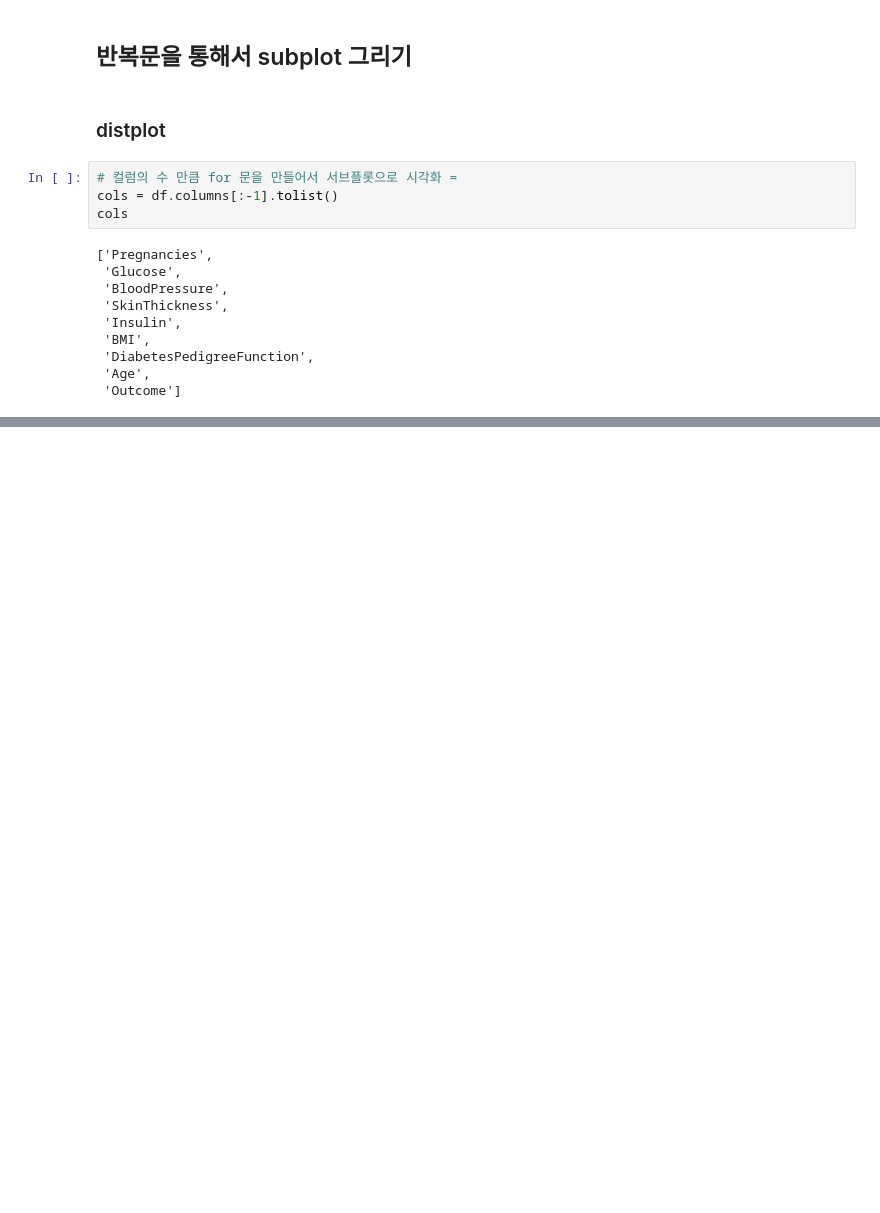
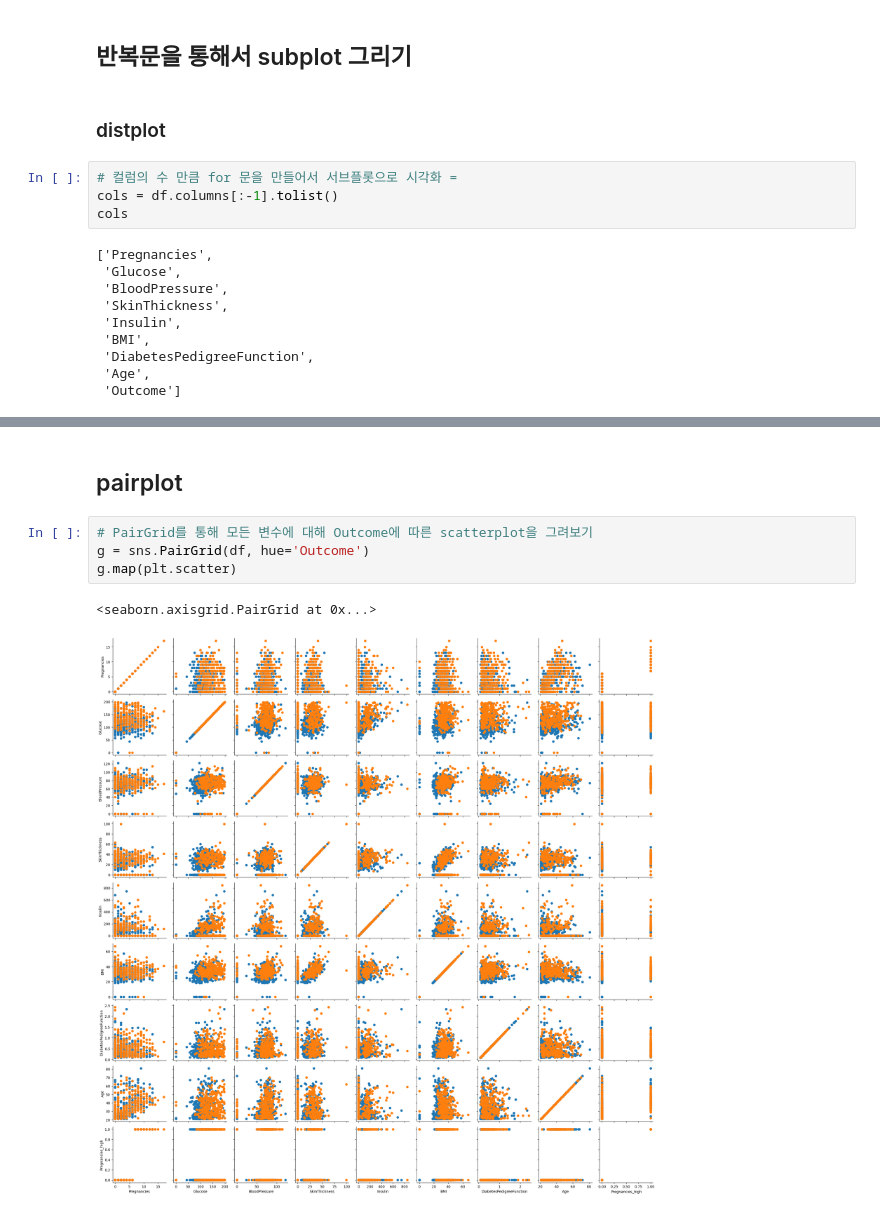
Before and after one commit to gyoungseok/100_Days_of_Python_Udemy, a Jupyter notebook: 3.Project based data science basic/3.Exploratary Data Analysis.ipynb, the cells around one changed output, grey strips where cells are left out. Saved outputs shown, nothing was run; the diff lists cells and outputs as text; blank space fills up the shorter version.

```diff
--- a/3.Project based data science basic/3.Exploratary Data Analysis.ipynb
+++ b/3.Project based data science basic/3.Exploratary Data Analysis.ipynb
@@ -474,0 +466,9 @@ https://gist.github.com/mwaskom/de44147ed2974457ad6372750bbe5751
+# %% [markdown]
+## pairplot
+# %%
+# PairGrid를 통해 모든 변수에 대해 Outcome에 따른 scatterplot을 그려보기
+g = sns.PairGrid(df, hue='Outcome')
+g.map(plt.scatter)
+# %% [output]
+<seaborn.axisgrid.PairGrid at 0x...>
+[figure, added]
```
Also changed, not shown: parts of 20 cells of this notebook, 1 other file.
